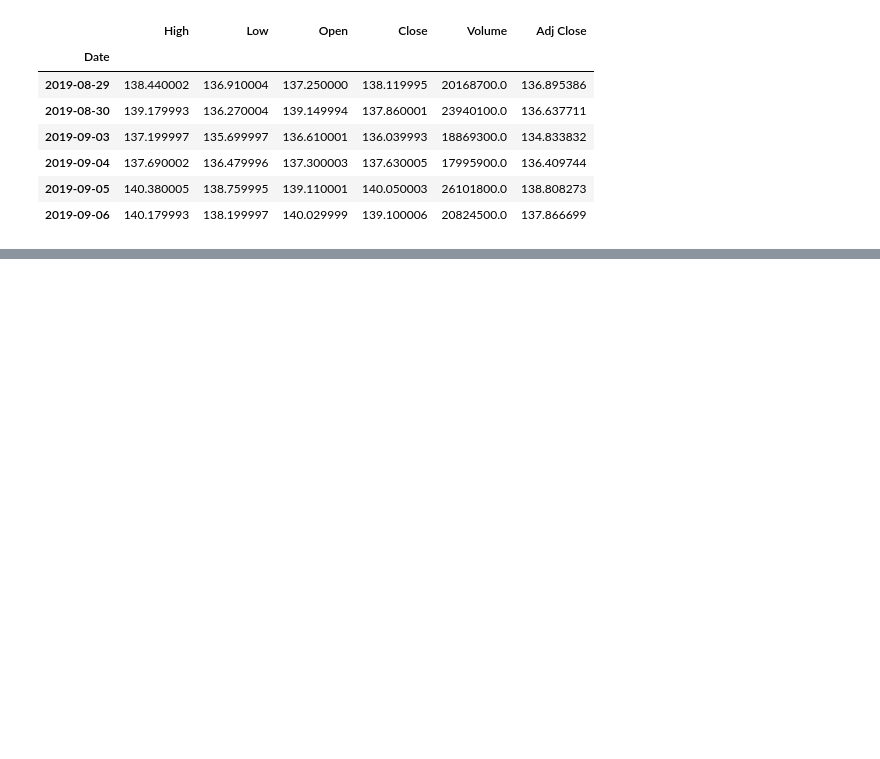
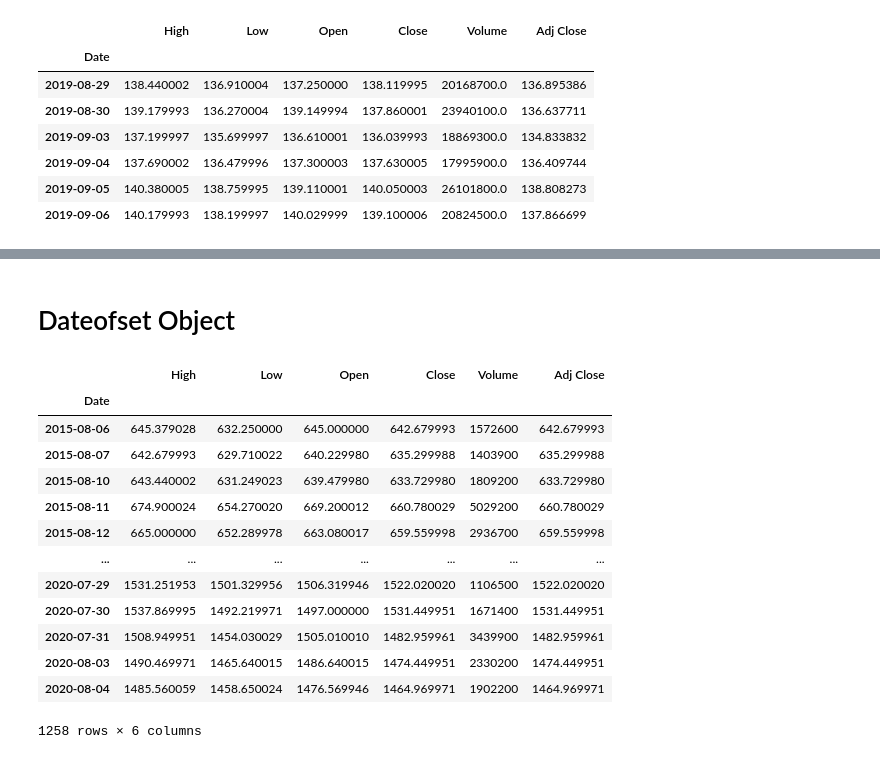
Before and after one commit to stcentre/Pandas-Tutorials, a Jupyter notebook: Pandas_Tutorials/8Pandas_Working_with_Dates_and_Times.ipynb, the cells around one changed output, grey strips where cells are left out. Saved outputs shown, nothing was run; the diff lists cells and outputs as text; code cells hidden in the pictures; blank space fills up the shorter version.

```diff
--- a/Pandas_Tutorials/8Pandas_Working_with_Dates_and_Times.ipynb
+++ b/Pandas_Tutorials/8Pandas_Working_with_Dates_and_Times.ipynb
@@ -354,0 +437,21 @@ stocks[a]
+# %% [markdown]
+# Dateofset Object
+# %%
+#reading the new data
+stocks = web.DataReader(name = "GOOG",data_source="yahoo")
+stocks
+# %% [output]
+|  | High | Low | Open | Close | Volume | Adj Close |
+| Date |  |  |  |  |  |  |
+| 2015-08-06 | 645.379028 | 632.250000 | 645.000000 | 642.679993 | 1572600 | 642.679993 |
+| 2015-08-07 | 642.679993 | 629.710022 | 640.229980 | 635.299988 | 1403900 | 635.299988 |
+| 2015-08-10 | 643.440002 | 631.249023 | 639.479980 | 633.729980 | 1809200 | 633.729980 |
+| 2015-08-11 | 674.900024 | 654.270020 | 669.200012 | 660.780029 | 5029200 | 660.780029 |
+| 2015-08-12 | 665.000000 | 652.289978 | 663.080017 | 659.559998 | 2936700 | 659.559998 |
+| ... | ... | ... | ... | ... | ... | ... |
+| 2020-07-29 | 1531.251953 | 1501.329956 | 1506.319946 | 1522.020020 | 1106500 | 1522.020020 |
+| 2020-07-30 | 1537.869995 | 1492.219971 | 1497.000000 | 1531.449951 | 1671400 | 1531.449951 |
+| 2020-07-31 | 1508.949951 | 1454.030029 | 1505.010010 | 1482.959961 | 3439900 | 1482.959961 |
+| 2020-08-03 | 1490.469971 | 1465.640015 | 1486.640015 | 1474.449951 | 2330200 | 1474.449951 |
+| 2020-08-04 | 1485.560059 | 1458.650024 | 1476.569946 | 1464.969971 | 1902200 | 1464.969971 |
+1258 rows × 6 columns
```
Also changed, not shown: parts of 33 cells of this notebook.
